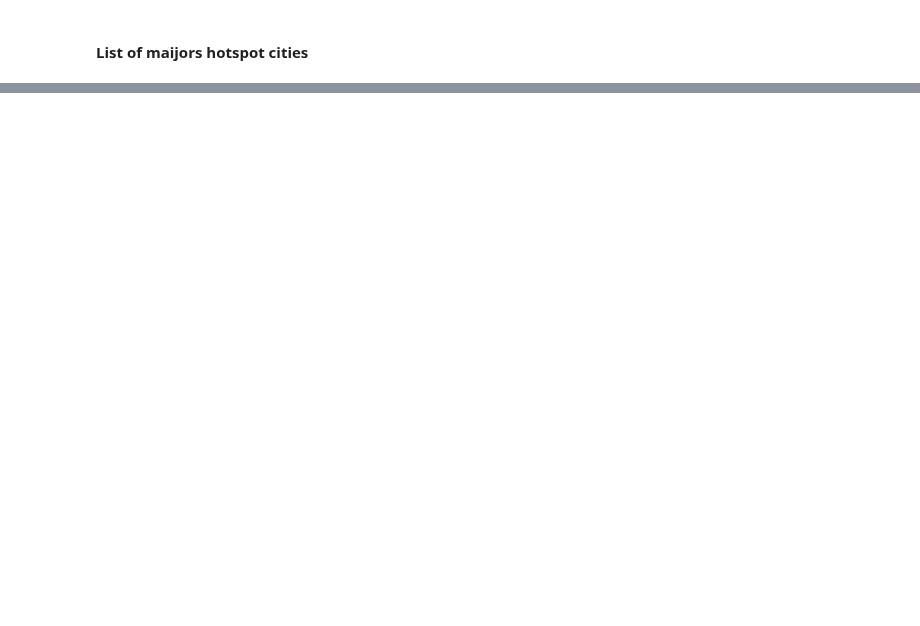
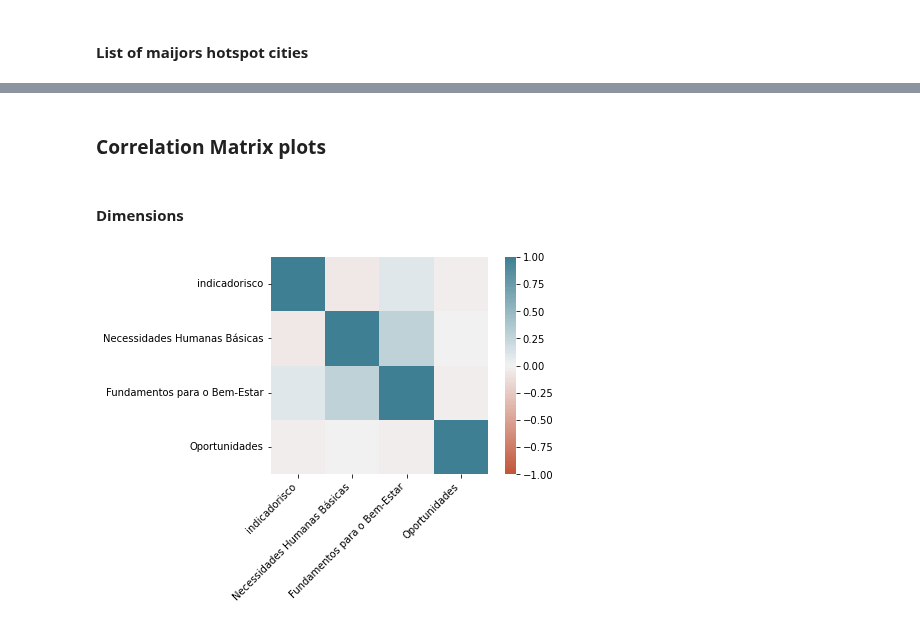
Before and after one commit to faustofcjr/amazon-social-progress, a Jupyter notebook: 03_data_exploration-Copy1.ipynb, the cells around one changed output, grey strips where cells are left out. Saved outputs shown, nothing was run; the diff lists cells and outputs as text; code cells hidden in the pictures; blank space fills up the shorter version.

```diff
--- a/03_data_exploration-Copy1.ipynb
+++ b/03_data_exploration-Copy1.ipynb
@@ -398,0 +124,24 @@ plot_top_spi(dataset, how_many=20, ascending=False)
+# %% [markdown]
+### Correlation Matrix plots
+# %%
+def plot_corr_matrix(corr):
+    ax = sns.heatmap(
+    corr,
+    vmin=-1, vmax=1, center=0,
+    cmap=sns.diverging_palette(20, 220, n=200),
+    square=True
+    )
+    ax.set_xticklabels(
+        ax.get_xticklabels(),
+        rotation=45,
+        horizontalalignment='right'
+    );
+# %% [markdown]
+#### Dimensions
+# %%
+columns=["indicadorisco", "Necessidades Humanas Básicas", "Fundamentos para o Bem-Estar", "Oportunidades"]
+subset = dataset[columns]
+
+plot_corr_matrix(subset.corr())
+# %% [output]
+[figure, added]
```
Also changed, not shown: parts of 67 cells of this notebook, 3 other files.
